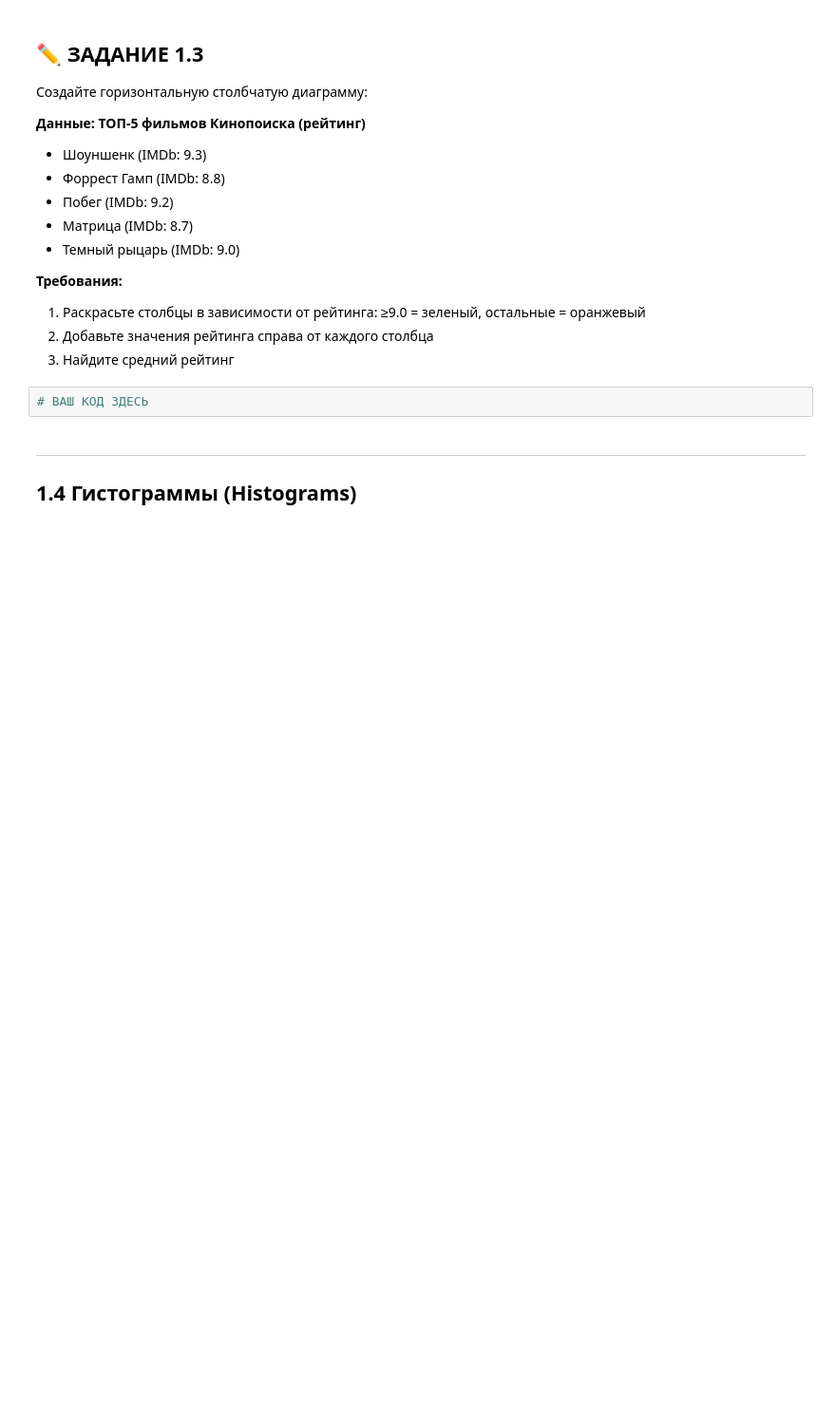
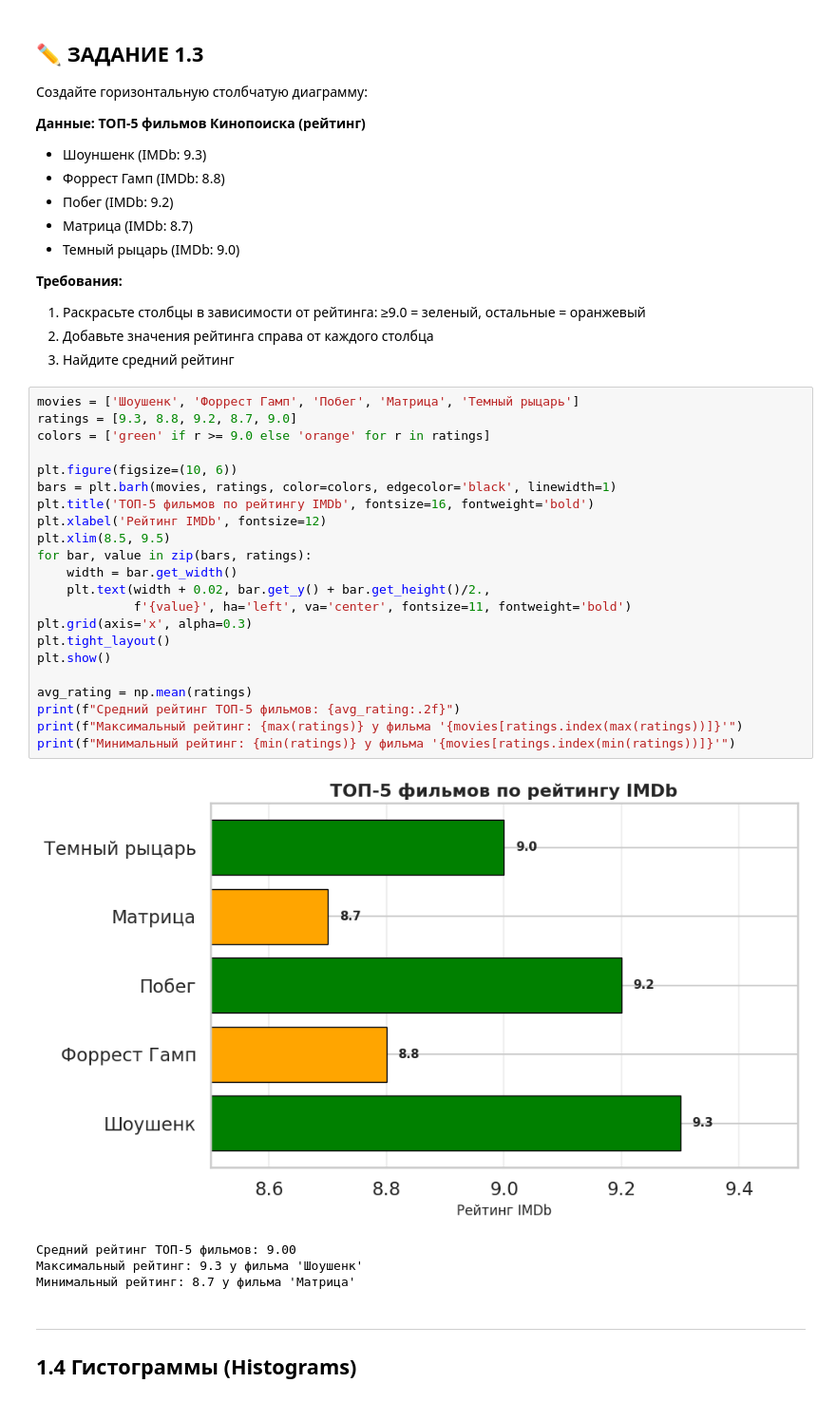
Before and after one commit to Placebo-relay/Introduction_to_AI, a Jupyter notebook: 5. Visualization.ipynb, the cells around one changed output. Shown at 95% size. Saved outputs shown, nothing was run; the diff lists cells and outputs as text; blank space fills up the shorter version.

```diff
--- a/5. Visualization.ipynb
+++ b/5. Visualization.ipynb
@@ -220,8 +267,33 @@ plt.show()
 1. Раскрасьте столбцы в зависимости от рейтинга: ≥9.0 = зеленый, остальные = оранжевый
 2. Добавьте значения рейтинга справа от каждого столбца
 3. Найдите средний рейтинг
-# %%
-# ВАШ КОД ЗДЕСЬ
+# %%
+movies = ['Шоушенк', 'Форрест Гамп', 'Побег', 'Матрица', 'Темный рыцарь']
+ratings = [9.3, 8.8, 9.2, 8.7, 9.0]
+colors = ['green' if r >= 9.0 else 'orange' for r in ratings]
+
+plt.figure(figsize=(10, 6))
+bars = plt.barh(movies, ratings, color=colors, edgecolor='black', linewidth=1)
+plt.title('ТОП-5 фильмов по рейтингу IMDb', fontsize=16, fontweight='bold')
+plt.xlabel('Рейтинг IMDb', fontsize=12)
+plt.xlim(8.5, 9.5)
+for bar, value in zip(bars, ratings):
+    width = bar.get_width()
+    plt.text(width + 0.02, bar.get_y() + bar.get_height()/2.,
+             f'{value}', ha='left', va='center', fontsize=11, fontweight='bold')
+plt.grid(axis='x', alpha=0.3)
+plt.tight_layout()
+plt.show()
+
+avg_rating = np.mean(ratings)
+print(f"Средний рейтинг ТОП-5 фильмов: {avg_rating:.2f}")
+print(f"Максимальный рейтинг: {max(ratings)} у фильма '{movies[ratings.index(max(ratings))]}'")
+print(f"Минимальный рейтинг: {min(ratings)} у фильма '{movies[ratings.index(min(ratings))]}'")
+# %% [output]
+[figure, added]
+Средний рейтинг ТОП-5 фильмов: 9.00
+Максимальный рейтинг: 9.3 у фильма 'Шоушенк'
+Минимальный рейтинг: 8.7 у фильма 'Матрица'
 # %% [markdown]
 ---
 ## 1.4 Гистограммы (Histograms)
```
Also changed, not shown: parts of 67 cells of this notebook.
